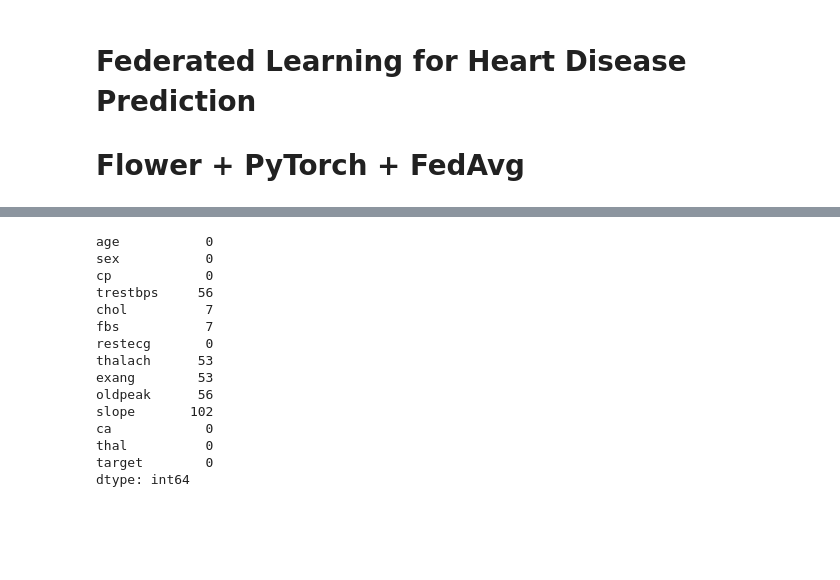
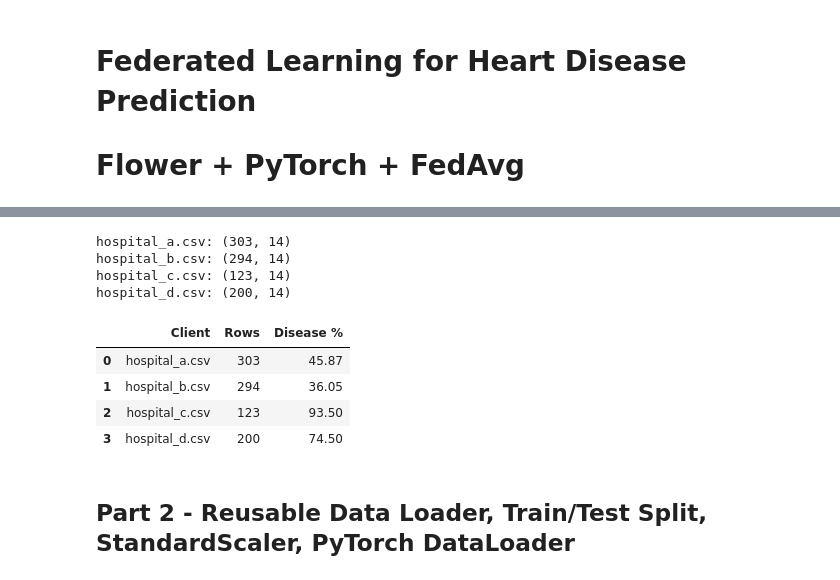
Before and after one commit to eshat69/PrivacyPreservingHealthFL, a Jupyter notebook: federated_learning.ipynb, the cells around one changed output, grey strips where cells are left out. Cells and saved outputs as stored; diff of their text form; code cells hidden in the pictures; blank space fills up the shorter version.

```diff
--- a/federated_learning.ipynb
+++ b/federated_learning.ipynb
@@ -97,4 +56,0 @@ df.head()
-# %%
-for client_name, df in clients.items():
-    print(client_name)
-    print(df.isnull().sum())
@@ -119,18 +57,48 @@ dtype: int64
-# %%
-df.isnull().sum()
-# %% [output]
-age           0
-sex           0
-cp            0
-trestbps     56
-chol          7
-fbs           7
-restecg       0
-thalach      53
-exang        53
-oldpeak      56
-slope       102
-ca            0
-thal          0
-target        0
-dtype: int64
+# %%
+NUM_CLIENTS = 4
+NUM_ROUNDS = 10
+LOCAL_EPOCHS = 5
+BATCH_SIZE = 32
+LEARNING_RATE = 0.001
+TEST_SIZE = 0.20
+RANDOM_STATE = 42
+
+CLIENT_DATA_DIR = "data/clients"
+CLIENT_FILES = [
+    "hospital_a.csv",
+    "hospital_b.csv",
+    "hospital_c.csv",
+    "hospital_d.csv",
+]
+
+RESULTS_DIR = "results"
+MODEL_SAVE_PATH = "models"
+GLOBAL_MODEL_PATH = os.path.join(MODEL_SAVE_PATH, "global_model.pth")
+
+os.makedirs(RESULTS_DIR, exist_ok=True)
+os.makedirs(MODEL_SAVE_PATH, exist_ok=True)
+# %%
+client_paths = [os.path.join(CLIENT_DATA_DIR, filename) for filename in CLIENT_FILES]
+
+client_datasets = []
+for path in client_paths:
+    df = pd.read_csv(path)
+    client_datasets.append(df)
+    print(f"{os.path.basename(path)}: {df.shape}")
+
+summary_path = os.path.join(RESULTS_DIR, "client_summary.csv")
+if os.path.exists(summary_path):
+    client_summary = pd.read_csv(summary_path)
+    display(client_summary)
+# %% [output]
+hospital_a.csv: (303, 14)
+hospital_b.csv: (294, 14)
+hospital_c.csv: (123, 14)
+hospital_d.csv: (200, 14)
+|  | Client | Rows | Disease % |
+| 0 | hospital_a.csv | 303 | 45.87 |
+| 1 | hospital_b.csv | 294 | 36.05 |
+| 2 | hospital_c.csv | 123 | 93.50 |
+| 3 | hospital_d.csv | 200 | 74.50 |
+# %% [markdown]
+## Part 2 - Reusable Data Loader, Train/Test Split, StandardScaler, PyTorch DataLoader
```
Also changed, not shown: parts of 28 cells of this notebook, 5 other files.
